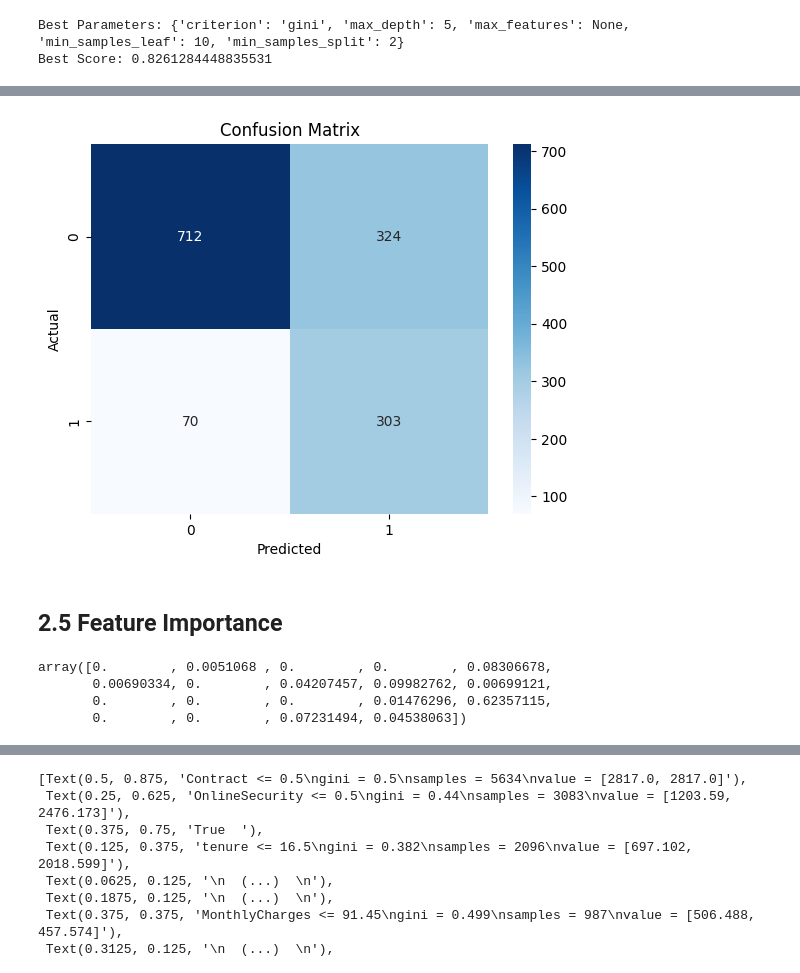
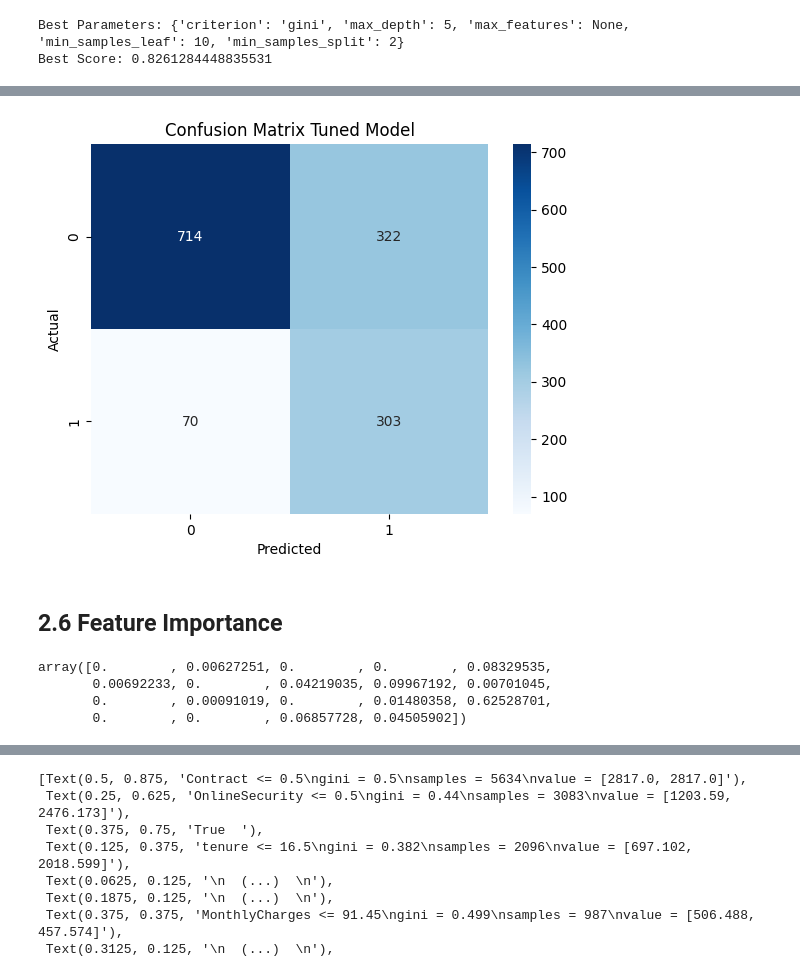
Before and after one commit to awithaaa/telco-customer-churn, a Jupyter notebook: Telco_Customer_Churn.ipynb, the cells around one changed output, grey strips where cells are left out. Cells and saved outputs as stored; diff of their text form; code cells hidden in the pictures.

```diff
--- a/Telco_Customer_Churn.ipynb
+++ b/Telco_Customer_Churn.ipynb
@@ -567,7 +612,7 @@ param_grid = {
 }
 # %%
 grid_search = GridSearchCV(
-    estimator=regressor,
+    estimator=dt_classifier,
     param_grid=param_grid,
     cv=5,
     scoring='roc_auc',
@@ -607,3 +640,13 @@ best_dt_model = regressor_.fit(X_train, y_train)
+# %%
+best_dt_classifier = grid_search.best_estimator_
+# %%
+with open("grid_search_dt.pkl", "wb") as f:
+  pickle.dump(best_dt_classifier, f)
+# %%
+with open("grid_search_dt.pkl", "rb") as f:
+  best_dt_classifier = pickle.load(f)
+
+best_dt_model = best_dt_classifier.fit(X_train, y_train)
 # %%
 test_accuracy = best_dt_model.score(X_test, y_test)
 print("Test Accuracy:", test_accuracy)
@@ -638,23 +681,23 @@ weighted avg       0.80      0.72      0.74      1409
 # %%
 cm = confusion_matrix(y_test, y_test_pred)
 
 sns.heatmap(cm, annot=True, fmt="d", cmap="Blues")
 plt.xlabel("Predicted")
 plt.ylabel("Actual")
-plt.title("Confusion Matrix")
+plt.title("Confusion Matrix Tuned Model")
 plt.show()
 # %% [output]
-[figure, old version]
+[figure, new version]
 # %% [markdown]
-## 2.5 Feature Importance
+## 2.6 Feature Importance
 # %%
-importance = regressor_.feature_importances_
+importance = best_dt_classifier.feature_importances_
 importance
 # %% [output]
-array([0.        , 0.0051068 , 0.        , 0.        , 0.08306678,
-       0.00690334, 0.        , 0.04207457, 0.09982762, 0.00699121,
-       0.        , 0.        , 0.        , 0.01476296, 0.62357115,
-       0.        , 0.        , 0.07231494, 0.04538063])
+array([0.        , 0.00627251, 0.        , 0.        , 0.08329535,
+       0.00692233, 0.        , 0.04219035, 0.09967192, 0.00701045,
+       0.        , 0.00091019, 0.        , 0.01480358, 0.62528701,
+       0.        , 0.        , 0.06857728, 0.04505902])
 # %%
 feature_importance = pd.Series(importance, index = X_train.columns)
 feature_importance.sort_values().plot(kind = 'bar')
```
Also changed, not shown: parts of 71 cells of this notebook.
